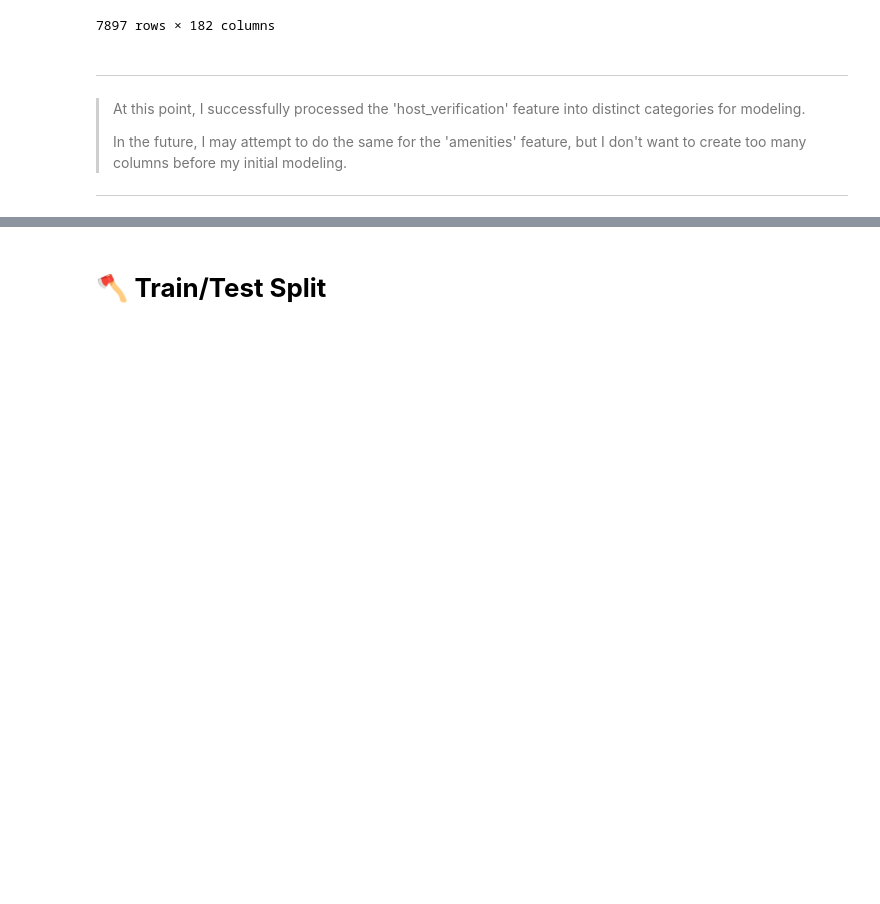
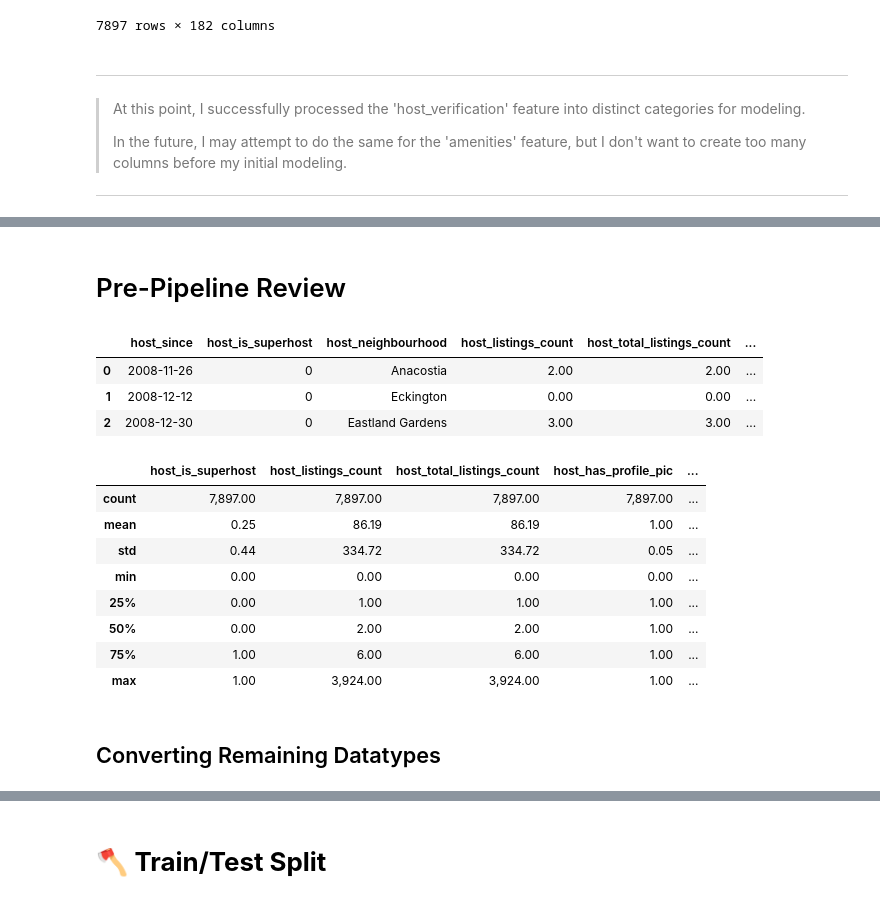
Before and after one commit to BenJMcCarty/Helping_Your_Hosts, a Jupyter notebook: Main.ipynb, the cells around one changed output, grey strips where cells are left out. Saved outputs shown, nothing was run; the diff lists cells and outputs as text; code cells hidden in the pictures; blank space fills up the shorter version.

```diff
--- a/Main.ipynb
+++ b/Main.ipynb
@@ -1040,13 +1020,10 @@ df.loc[:,'neighbourhood_cleansed'][1].split(', ')
 # %% [output]
 ['Edgewood', 'Bloomingdale', 'Truxton Circle', 'Eckington']
 # %%
-## Converting values into a list of strings for each neighborhood
+## Converting values into a list of strings of neighborhoods
 
-try:
-    df['neighbourhood_cleansed'] = df['neighbourhood_cleansed'] \
-                                                .apply(lambda x: x.split(', '))
-    display(df.loc[:,'neighbourhood_cleansed'])
-except Exception:
-    print('\nValues are already processed and saved. No changes necessary.')
-    print(f"\nSample value: {df.loc[:,'neighbourhood_cleansed'][3]}")
+df['neighbourhood_cleansed'] = df['neighbourhood_cleansed'] \
+                                    .apply(lambda x: x.split(', '))
+
+display(df.loc[:,'neighbourhood_cleansed'])
 # %% [output]
@@ -1078,11 +1050,8 @@ Name: neighbourhood_cleansed, Length: 7897, dtype: object
 
 mlb = MultiLabelBinarizer()
 
-try:
-    df = df.join(pd.DataFrame(mlb.fit_transform(df.pop('neighbourhood_cleansed')),
+df = df.join(pd.DataFrame(mlb.fit_transform(df.pop('neighbourhood_cleansed')),
                               columns=mlb.classes_,index=df.index))
-except Exception:
-        print('\nValues are already processed and saved. No changes necessary.')
 # %%
 ## Inspecting results
 
@@ -1133,9 +1103,10 @@ df.loc[:,'host_verifications'][1]
 # %% [output]
 "['email', 'phone', 'reviews', 'kba']"
 # %%
-for x in ['host_verifications', 'amenities']:
-    df[x] = df[x].str.replace('[', '')
-    df[x] = df[x].str.replace(']', '')
-    df[x] = df[x].str.replace("'", '')
-    df[x] = df[x].str.replace('"', '')
-    df[x] = df[x].apply(lambda x: x.split(', '))
+## Removing e'host_verifications'tra characters and splitting items
+
+df['host_verifications'] = df['host_verifications'].str.replace('[', '')
+df['host_verifications'] = df['host_verifications'].str.replace(']', '')
+df['host_verifications'] = df['host_verifications'].str.replace("'", '')
+df['host_verifications'] = df['host_verifications'].str.replace('"', '')
+df['host_verifications'] = df['host_verifications'].apply(lambda x: x.split(', '))
@@ -1271,3 +1288,33 @@ df
 # # df['Tags'] = df.Tags.apply(lambda x: x[1:-1].split(','))
 
 # df['host_verifications'].apply(lambda x: x.split(','))[0]
+# %% [markdown]
+# Pre-Pipeline Review
+# %%
+## Review remaining data
+df.head(3)
+# %% [output]
+|  | host_since | host_is_superhost | host_neighbourhood | host_listings_count | host_total_listings_count | ... |
+| 0 | 2008-11-26 | 0 | Anacostia | 2.00 | 2.00 | ... |
+| 1 | 2008-12-12 | 0 | Eckington | 0.00 | 0.00 | ... |
+| 2 | 2008-12-30 | 0 | Eastland Gardens | 3.00 | 3.00 | ... |
+# %%
+## Removing columns with no impact on modeling
+
+df.drop(columns = ['host_since', 'host_neighbourhood', 'amenities'], inplace=True)
+# %%
+## Final review
+
+df.describe()
+# %% [output]
+|  | host_is_superhost | host_listings_count | host_total_listings_count | host_has_profile_pic | ... |
+| count | 7,897.00 | 7,897.00 | 7,897.00 | 7,897.00 | ... |
+| mean | 0.25 | 86.19 | 86.19 | 1.00 | ... |
+| std | 0.44 | 334.72 | 334.72 | 0.05 | ... |
+| min | 0.00 | 0.00 | 0.00 | 0.00 | ... |
+| 25% | 0.00 | 1.00 | 1.00 | 1.00 | ... |
+| 50% | 0.00 | 2.00 | 2.00 | 1.00 | ... |
+| 75% | 1.00 | 6.00 | 6.00 | 1.00 | ... |
+| max | 1.00 | 3,924.00 | 3,924.00 | 1.00 | ... |
+# %% [markdown]
+## Converting Remaining Datatypes
```
Also changed, not shown: parts of 103 cells of this notebook, 2 other files.
